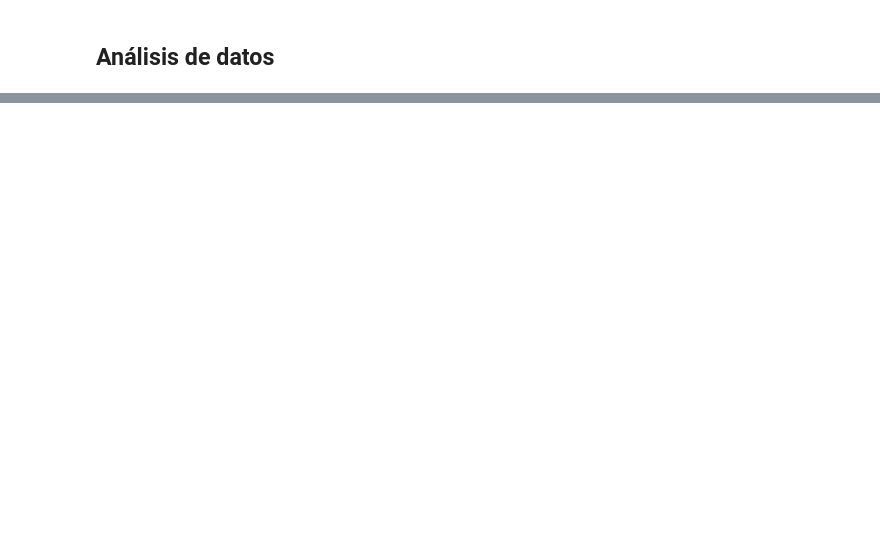
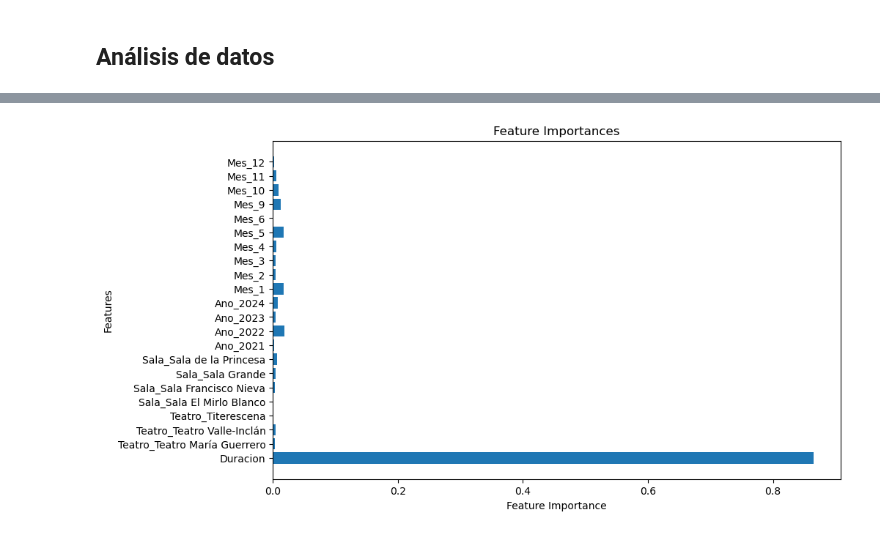
Before and after one commit to jesuslln/dav_project, a Jupyter notebook: Datos/Tratamiento de datos.ipynb, the cells around one changed output, grey strips where cells are left out. Cells and saved outputs as stored; diff of their text form; code cells hidden in the pictures; blank space fills up the shorter version.

```diff
--- a/Datos/Tratamiento de datos.ipynb
+++ b/Datos/Tratamiento de datos.ipynb
@@ -180,0 +253,5 @@ np.random.normal(1500, 9.7, n_m)
+# %%
+data_encoded = pd.get_dummies(data, columns=['Teatro', 'Sala', 'Ano', 'Mes'])
+data_encoded['Duracion'] = data['Duracion']
+
+print(data_encoded.head())
@@ -180,0 +276,12 @@ np.random.normal(1500, 9.7, n_m)
+# %%
+# Dividir train-test
+
+X = data_encoded.copy()
+y = obras['entradas_vendidas'].copy()
+X_train, X_test, y_train, y_test = train_test_split(X, y ,test_size = 0.3, random_state = 123)
+# %%
+rf = RandomForestRegressor()
+rf.fit(X_train, y_train)
+
+predictions = rf.predict(X_test)
+predictions_train = rf.predict(X_train)
@@ -180,0 +315,18 @@ np.random.normal(1500, 9.7, n_m)
+# %%
+feature_importances = rf.feature_importances_
+feature_importances
+# %%
+import matplotlib.pyplot as plt
+
+feature_names = data_encoded.columns
+
+# Plotting the feature importances
+plt.figure(figsize=(10, 6))
+plt.barh(range(len(feature_importances)), feature_importances, align='center')
+plt.yticks(range(len(feature_importances)), feature_names)
+plt.xlabel('Feature Importance')
+plt.ylabel('Features')
+plt.title('Feature Importances')
+plt.show()
+# %% [output]
+[figure, added]
```
Also changed, not shown: parts of 48 cells of this notebook, 1 other file.
